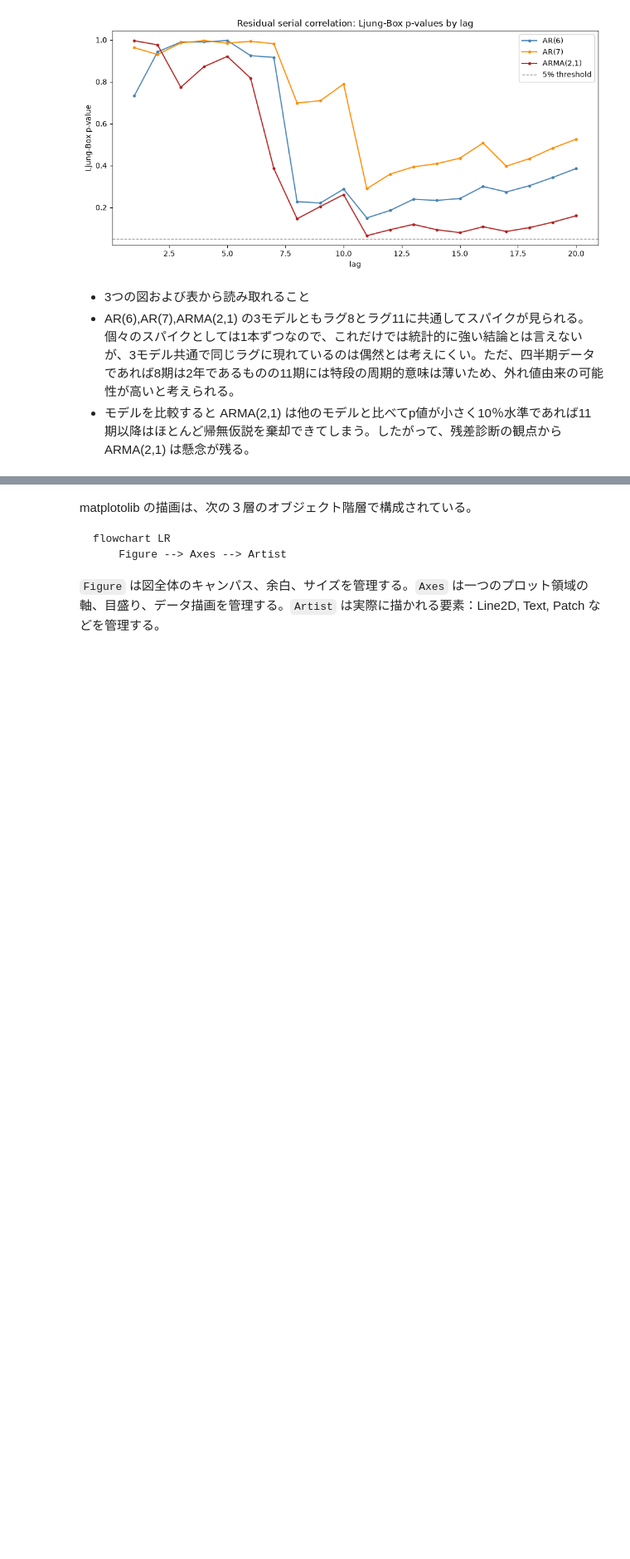
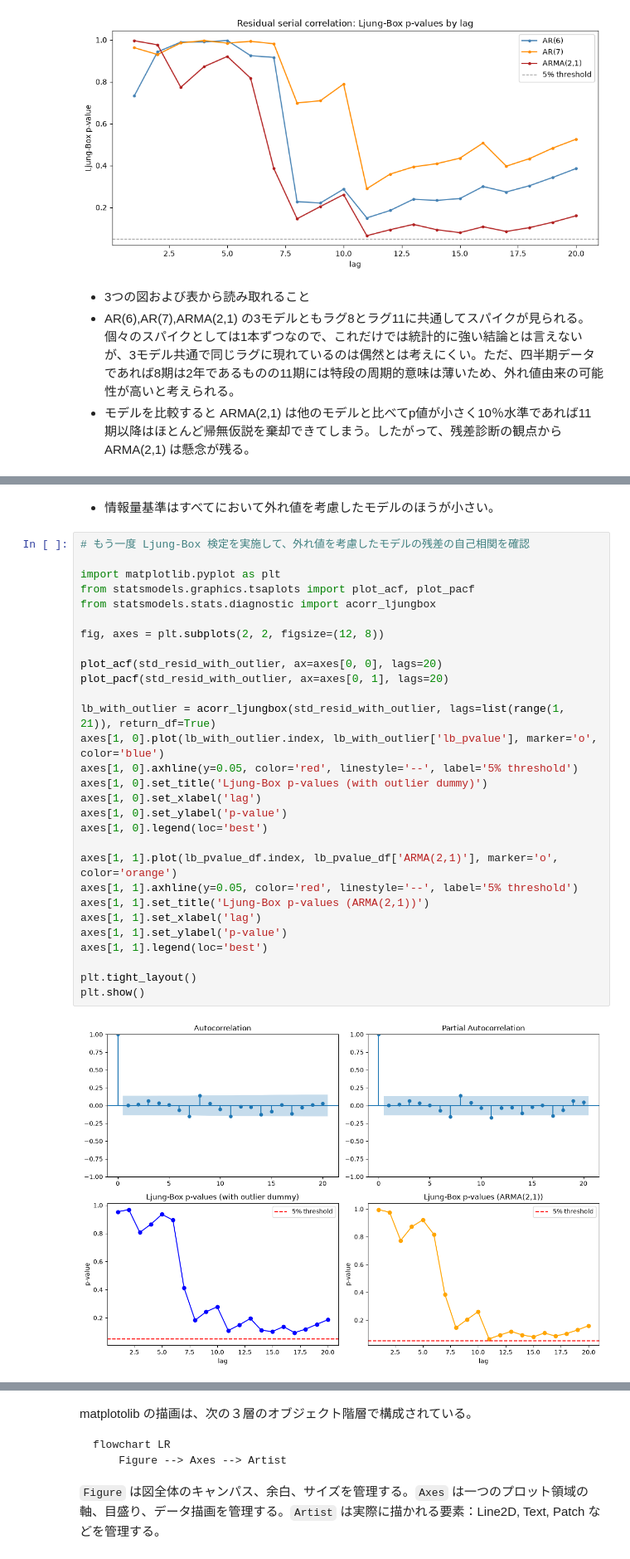
Before and after one commit to IkutoYoshioka/Time-series-analysis, a Jupyter notebook: StationaryTimeSeriesModels.ipynb, the cells around one changed output, grey strips where cells are left out. Shown at 83% size. Saved outputs shown, nothing was run; the diff lists cells and outputs as text; blank space fills up the shorter version.

```diff
--- a/StationaryTimeSeriesModels.ipynb
+++ b/StationaryTimeSeriesModels.ipynb
@@ -327,0 +441,33 @@ plt.show()
+# %% [markdown]
+- 情報量基準はすべてにおいて外れ値を考慮したモデルのほうが小さい。
+# %%
+# もう一度 Ljung-Box 検定を実施して、外れ値を考慮したモデルの残差の自己相関を確認
+
+import matplotlib.pyplot as plt
+from statsmodels.graphics.tsaplots import plot_acf, plot_pacf
+from statsmodels.stats.diagnostic import acorr_ljungbox
+
+fig, axes = plt.subplots(2, 2, figsize=(12, 8))
+
+plot_acf(std_resid_with_outlier, ax=axes[0, 0], lags=20)
+plot_pacf(std_resid_with_outlier, ax=axes[0, 1], lags=20)
+
+lb_with_outlier = acorr_ljungbox(std_resid_with_outlier, lags=list(range(1, 21)), return_df=True)
+axes[1, 0].plot(lb_with_outlier.index, lb_with_outlier['lb_pvalue'], marker='o', color='blue')
+axes[1, 0].axhline(y=0.05, color='red', linestyle='--', label='5% threshold')
+axes[1, 0].set_title('Ljung-Box p-values (with outlier dummy)')
+axes[1, 0].set_xlabel('lag')
+axes[1, 0].set_ylabel('p-value')
+axes[1, 0].legend(loc='best')
+
+axes[1, 1].plot(lb_pvalue_df.index, lb_pvalue_df['ARMA(2,1)'], marker='o', color='orange')
+axes[1, 1].axhline(y=0.05, color='red', linestyle='--', label='5% threshold')
+axes[1, 1].set_title('Ljung-Box p-values (ARMA(2,1))')
+axes[1, 1].set_xlabel('lag')
+axes[1, 1].set_ylabel('p-value')
+axes[1, 1].legend(loc='best')
+
+plt.tight_layout()
+plt.show()
+# %% [output]
+[figure, added]
```
Also changed, not shown: parts of 26 cells of this notebook.
